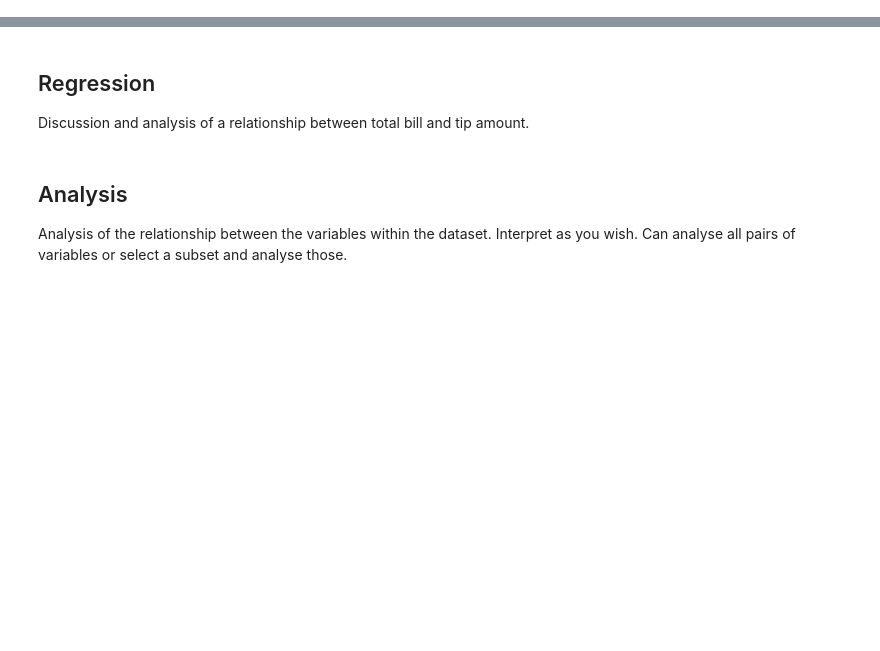
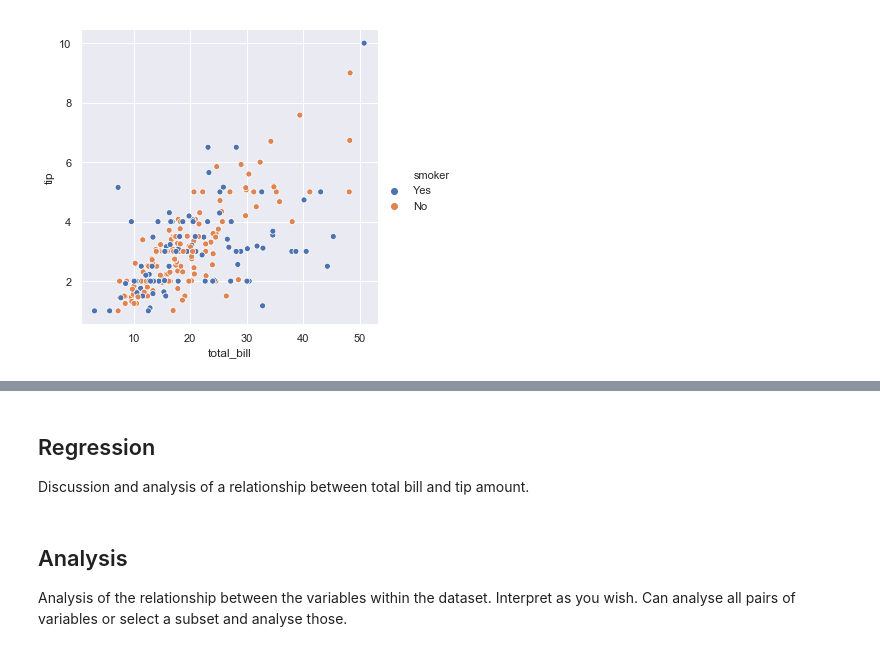
Before and after one commit to zaraquail/Tips-data-set-Fundamentals-of-Data-Analysis-Assessment-2019, a Jupyter notebook: Tips data set assignment.ipynb, the cells around one changed output, grey strips where cells are left out. Drawn from its saved outputs; the diff is of its cells as text; code cells hidden in the pictures; blank space fills up the shorter version.

```diff
--- a/Tips data set assignment.ipynb
+++ b/Tips data set assignment.ipynb
@@ -14,0 +45,6 @@ This section contains descriptive statistics and plots to describe the tips data
+# %%
+# now change the colours of the dots to visualise smokers versus non-smokers.[5, 6]
+
+sns.relplot(x="total_bill", y="tip", hue="smoker", data=tips);
+# %% [output]
+[figure, added]
```
Also changed, not shown: parts of 8 cells of this notebook.
